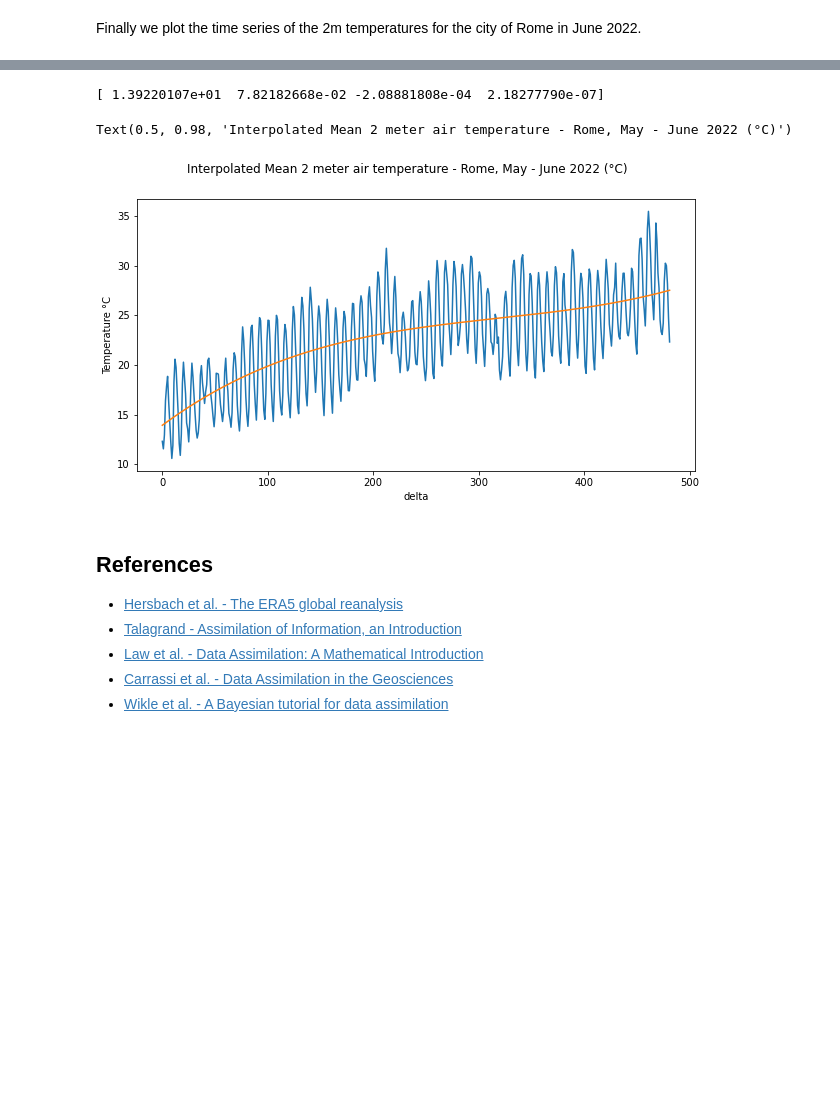
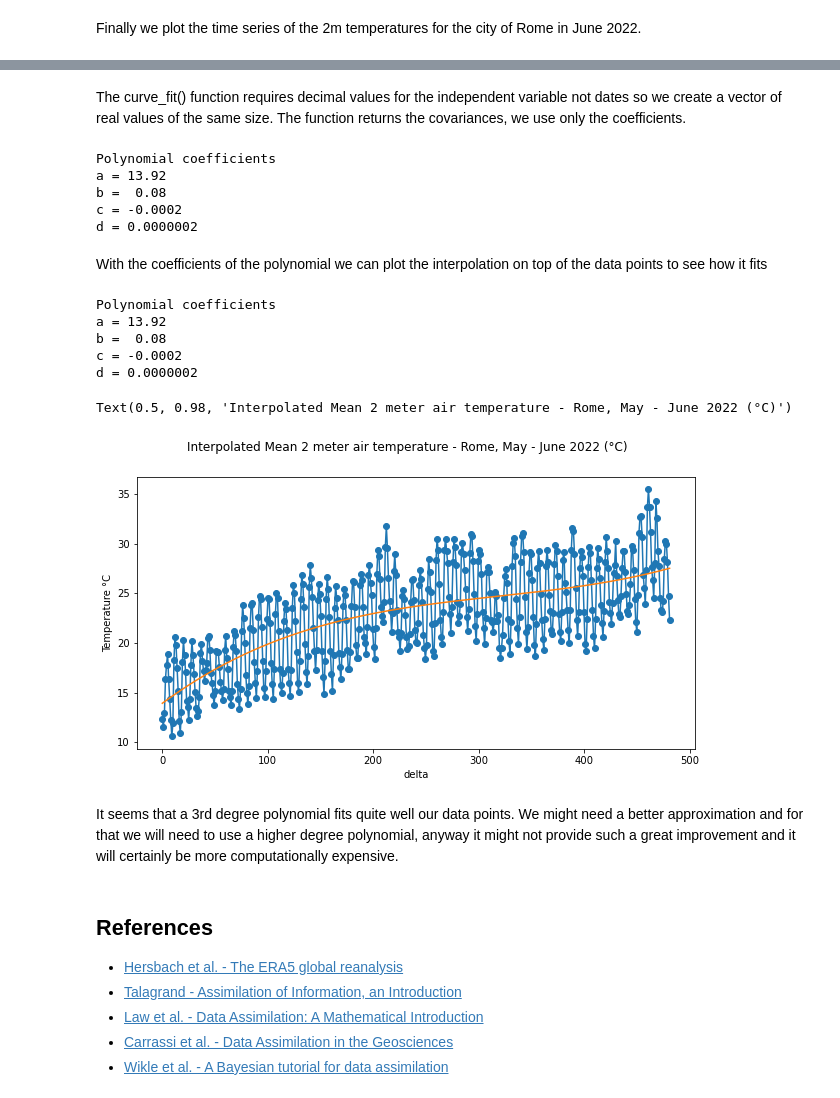
Before and after one commit to luigiselmi/datascience, a Jupyter notebook: python/copernicus/era5_temperature.ipynb, the cells around one changed output, grey strips where cells are left out. Saved outputs shown, nothing was run; the diff lists cells and outputs as text; code cells hidden in the pictures; blank space fills up the shorter version.

Commit message:
data points interpolation

```diff
--- a/python/copernicus/era5_temperature.ipynb
+++ b/python/copernicus/era5_temperature.ipynb
@@ -241,24 +247,41 @@ from scipy.optimize import curve_fit
 # Creating a polynomnial function to model the data
 def polynomialfunc(x, a, b, c, d):
     return a + b * x + c * x * x + d * x * x * x
+# %% [markdown]
+The curve_fit() function requires decimal values for the independent variable not dates so we create a vector of real values of the same size. The function returns the covariances, we use only the coefficients.
+# %%
+length = len(rome_mean_temp)
+x = np.linspace(0, length, length)
+temperature = xr.DataArray(rome_mean_temp, dims="x", coords={"x": x})
+popt, pcov = curve_fit(polynomialfunc, x, temperature)
+print("Polynomial coefficients \na = {0:5.2f} \nb = {1:5.2f} \nc = {2:5.4f} \nd = {3:5.7f}".format(popt[0], popt[1], popt[2], popt[3]))
+# %% [output]
+Polynomial coefficients
+a = 13.92
+b =  0.08
+c = -0.0002
+d = 0.0000002
+# %% [markdown]
+With the coefficients of the polynomial we can plot the interpolation on top of the data points to see how it fits
 # %%
-length = len(rome_mean_temp)
-x = np.linspace(0, length, length)
-temperature = xr.DataArray(rome_mean_temp, dims="x", coords={"x": x})
-popt, pcov = curve_fit(polynomialfunc, x, temperature)
-print(popt)
 temperature_fit = polynomialfunc(x, popt[0], popt[1], popt[2], popt[3])
 fig = plt.figure(figsize=(10, 5))
 ax = fig.add_subplot()
 ax.set_xlabel("delta")
 ax.set_ylabel("Temperature °C");
-plt.plot(x, temperature)
+plt.plot(x, temperature, marker='o')
 plt.plot(x, temperature_fit)
 plt.suptitle("Interpolated Mean 2 meter air temperature - Rome, May - June 2022 (°C)")
 # %% [output]
-[ 1.39220107e+01  7.82182668e-02 -2.08881808e-04  2.18277790e-07]
+Polynomial coefficients
+a = 13.92
+b =  0.08
+c = -0.0002
+d = 0.0000002
 Text(0.5, 0.98, 'Interpolated Mean 2 meter air temperature - Rome, May - June 2022 (°C)')
-[figure, old version]
+[figure, new version]
+# %% [markdown]
+It seems that a 3rd degree polynomial fits quite well our data points. We might need a better approximation and for that we will need to use a higher degree polynomial, anyway it might not provide such a great improvement and it will certainly be more computationally expensive.
 # %% [markdown]
 ## References
 - [Hersbach et al. - The ERA5 global reanalysis](https://rmets.onlinelibrary.wiley.com/doi/epdf/10.1002/qj.3803)
```
Also changed, not shown: parts of 3 cells of this notebook.
